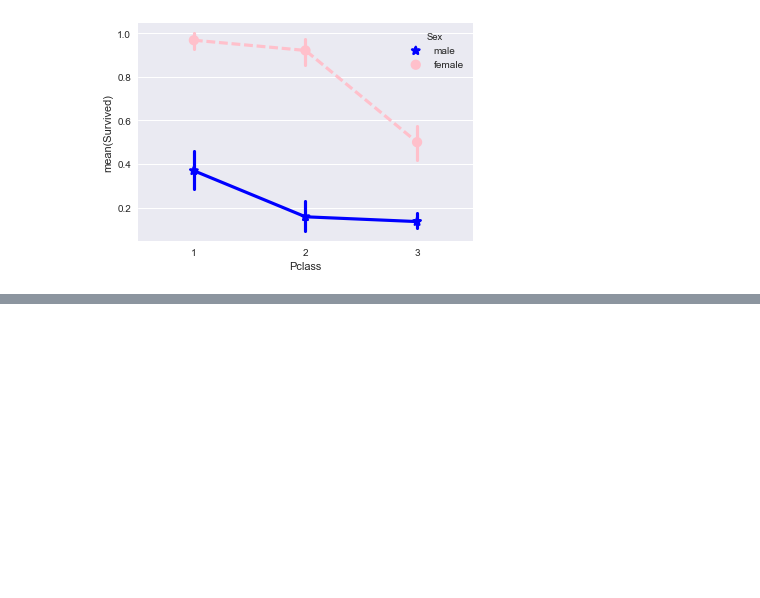
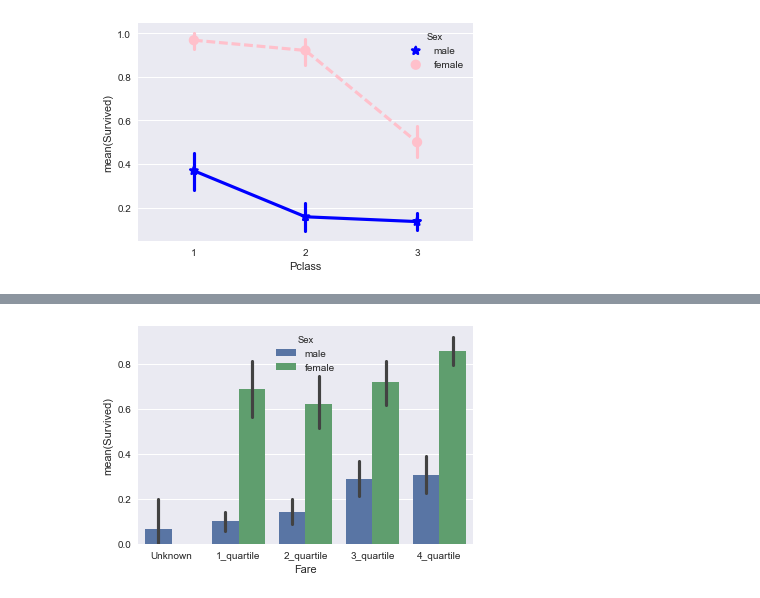
Before and after one commit to ara-ta3/kaggle-titanic-getting-started, a Jupyter notebook: Kaggle.ipynb, the cells around one changed output, grey strips where cells are left out. Cells and saved outputs as stored; diff of their text form; code cells hidden in the pictures; blank space fills up the shorter version.

```diff
--- a/Kaggle.ipynb
+++ b/Kaggle.ipynb
@@ -89,0 +157,4 @@ sns.pointplot(x="Pclass", y="Survived", hue="Sex", data=train,
+# %%
+sns.barplot(x="Fare", y="Survived", hue="Sex", data=train);
+# %% [output]
+[figure, added]
```
Also changed, not shown: parts of 13 cells of this notebook, 1 other file.
